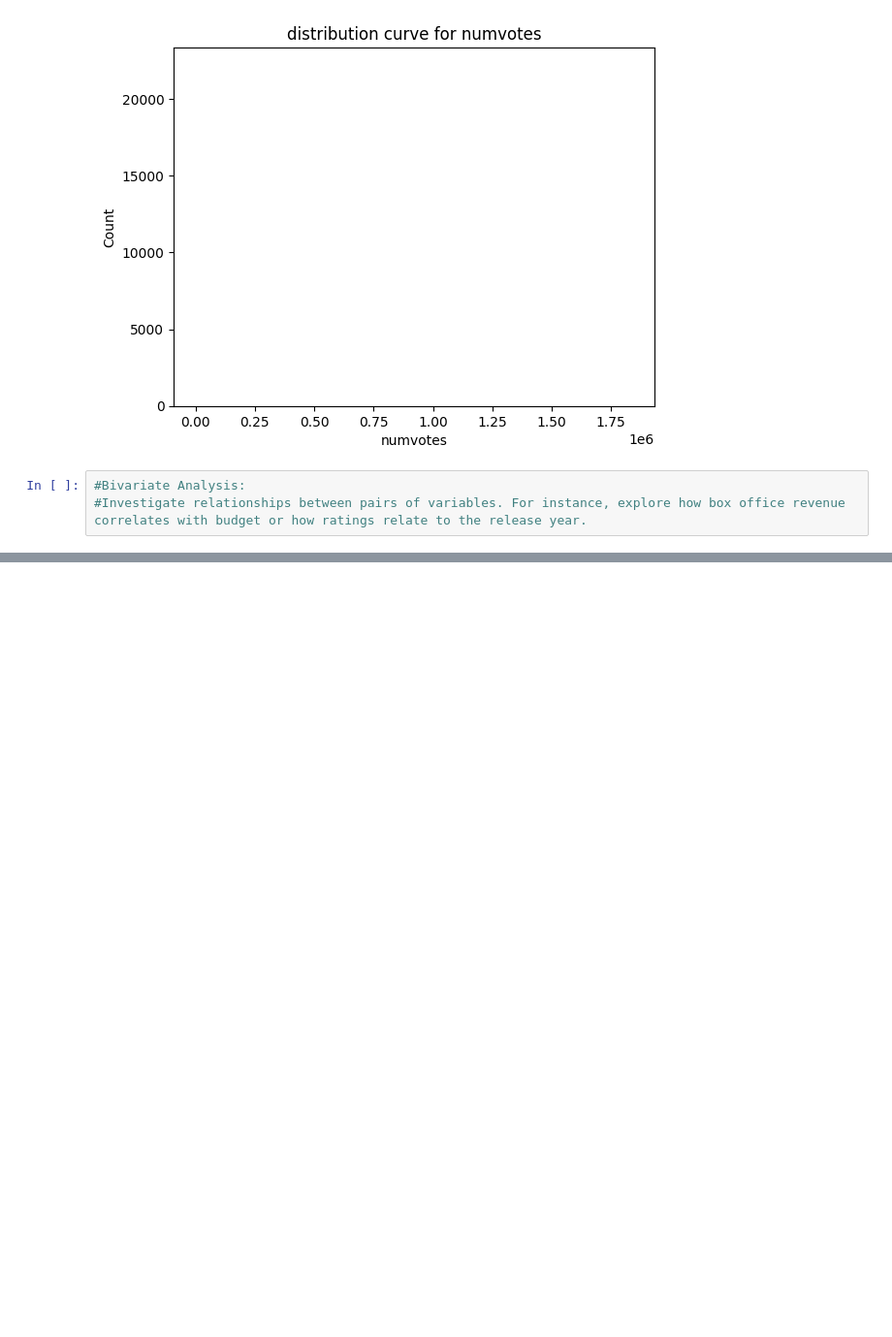
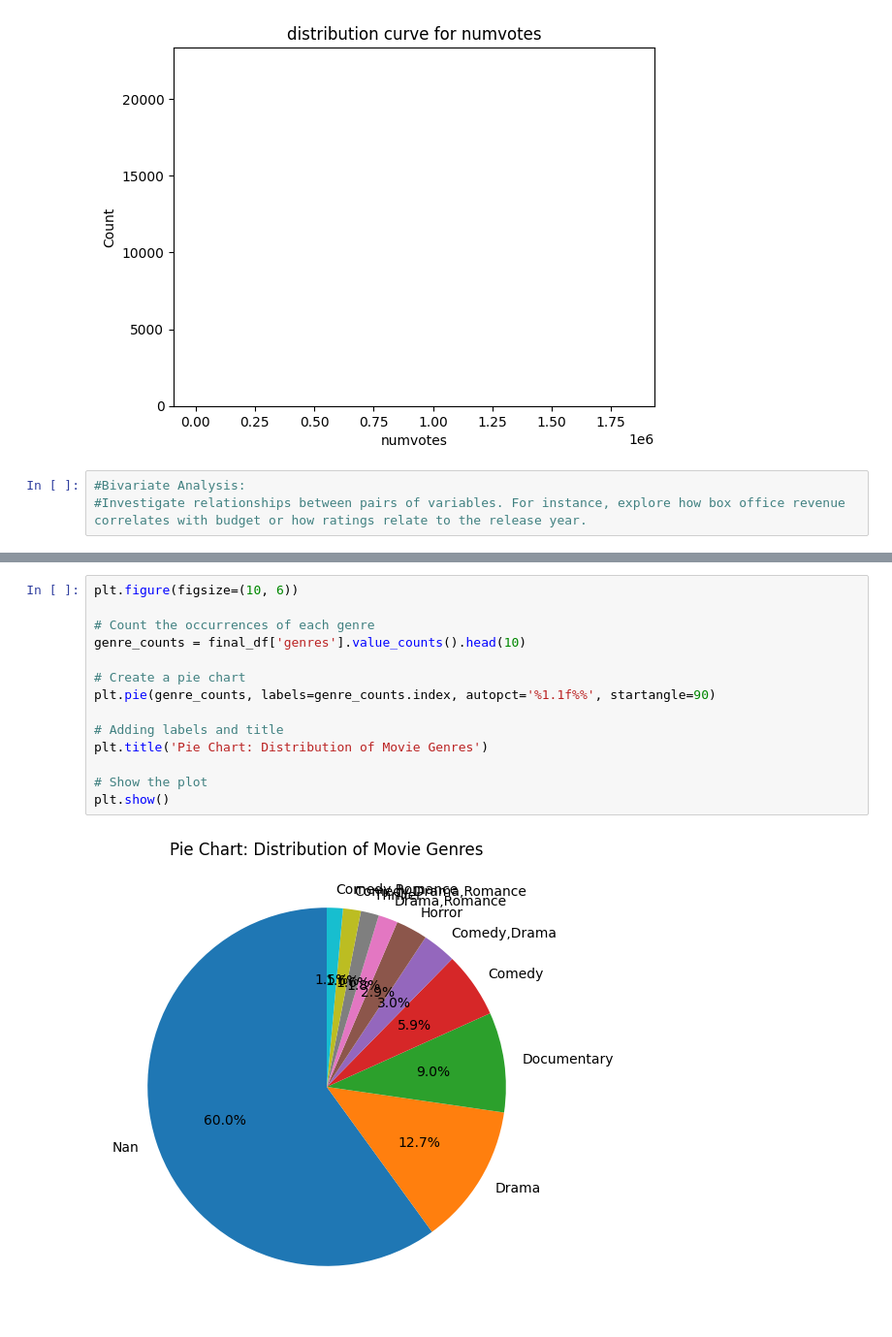
Before and after one commit to Ayombi/dsc-phase-1-project, a Jupyter notebook: Phase1_project.ipynb, the cells around one changed output, grey strips where cells are left out. Shown at 97% size. Cells and saved outputs as stored; diff of their text form; blank space fills up the shorter version.

```diff
--- a/Phase1_project.ipynb
+++ b/Phase1_project.ipynb
@@ -535,0 +574,16 @@ Text(0.5, 1.0, 'distribution curve for numvotes')
+# %%
+plt.figure(figsize=(10, 6))
+
+# Count the occurrences of each genre
+genre_counts = final_df['genres'].value_counts().head(10)
+
+# Create a pie chart
+plt.pie(genre_counts, labels=genre_counts.index, autopct='%1.1f%%', startangle=90)
+
+# Adding labels and title
+plt.title('Pie Chart: Distribution of Movie Genres')
+
+# Show the plot
+plt.show()
+# %% [output]
+[figure, added]
```
Also changed, not shown: parts of 38 cells of this notebook.
